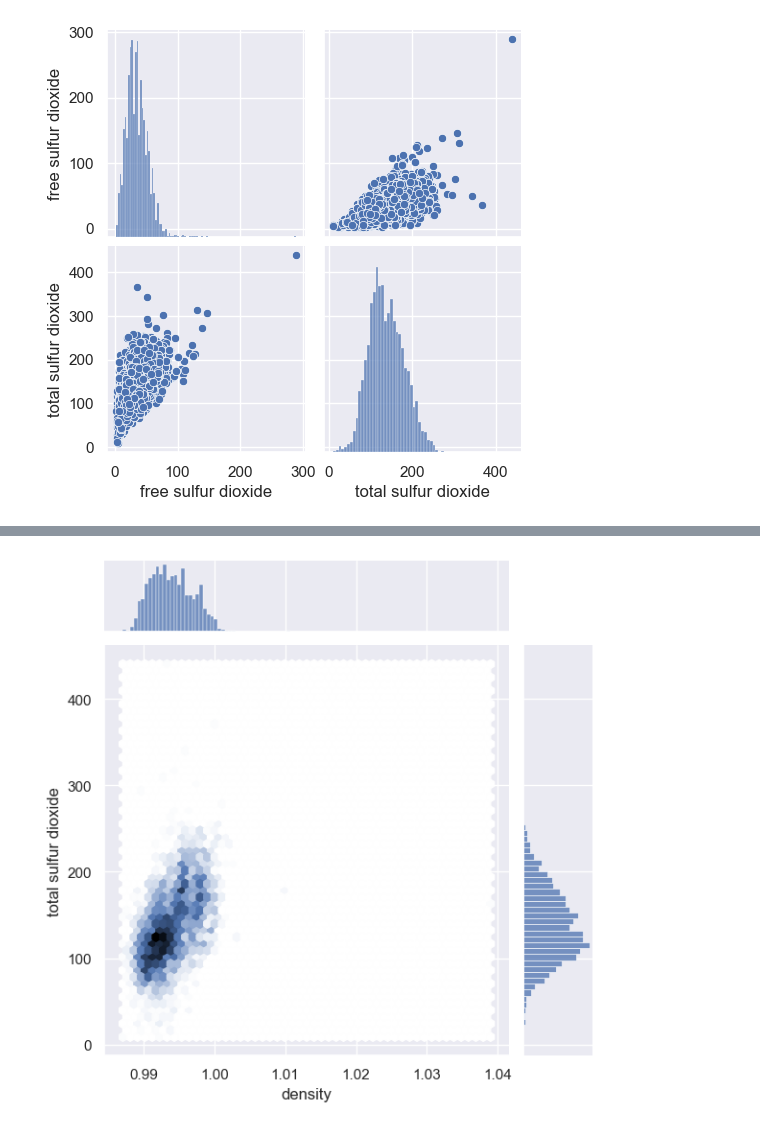
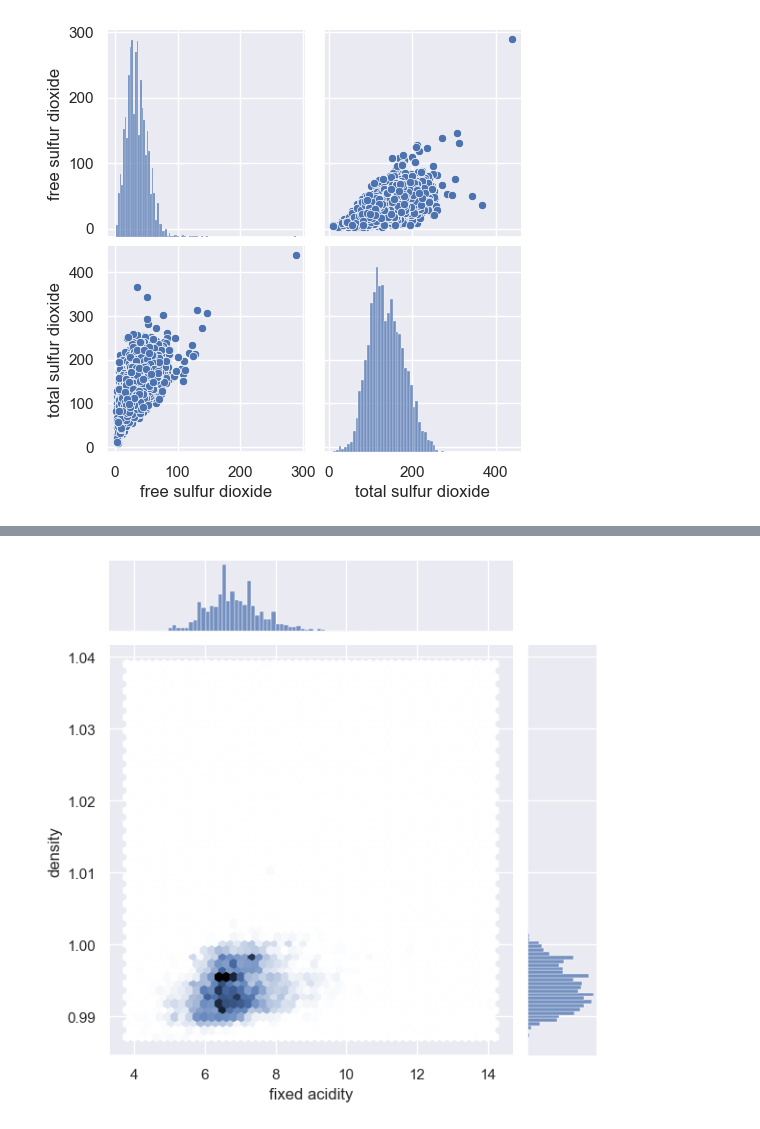
Before and after one commit to AlexIchie-coder/Projects, a Jupyter notebook: Red_And_White_Wine.ipynb, the cells around one changed output, grey strips where cells are left out. Saved outputs shown, nothing was run; the diff lists cells and outputs as text; code cells hidden in the pictures.

```diff
--- a/Red_And_White_Wine.ipynb
+++ b/Red_And_White_Wine.ipynb
@@ -321,6 +372,6 @@ plt.show()
 # %%
 sns.set()
-sns.jointplot(x='density', y='total sulfur dioxide', data=white_wine, kind='hex')
+sns.jointplot(x='fixed acidity', y='density', data=white_wine, kind='hex')
 plt.show()
 # %% [output]
-[figure, old version]
+[figure, new version]
```
Also changed, not shown: parts of 29 cells of this notebook.
